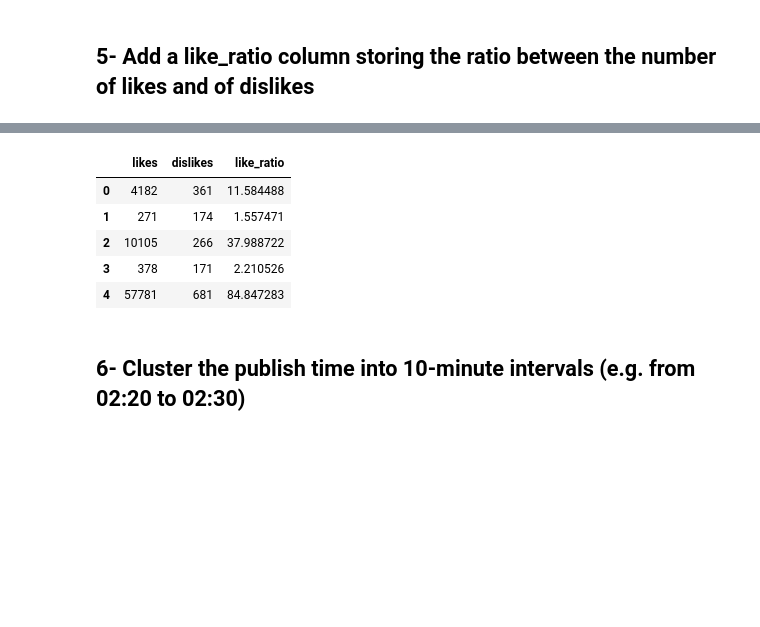
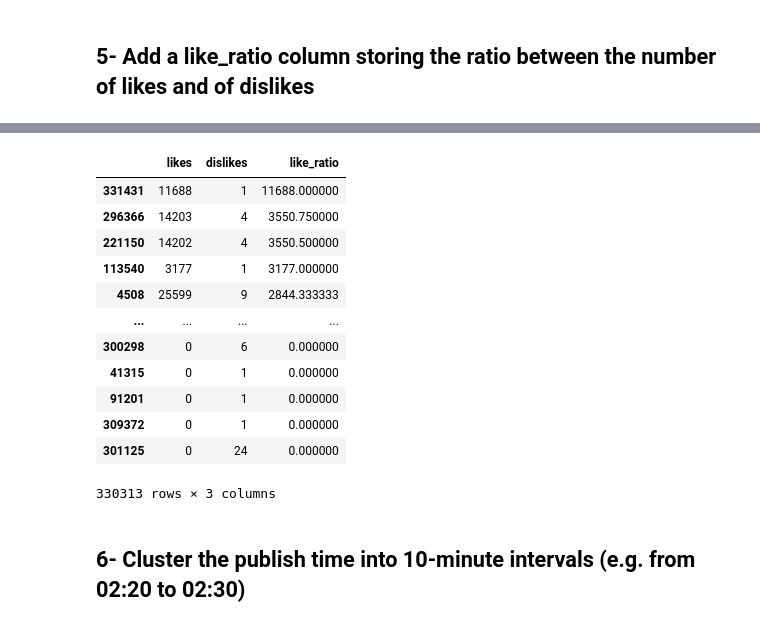
Before and after one commit to CS-Project-Data-Science-2025-2026/Youtube_Data_Project, a Jupyter notebook: try.ipynb, the cells around one changed output, grey strips where cells are left out. Saved outputs shown, nothing was run; the diff lists cells and outputs as text; code cells hidden in the pictures; blank space fills up the shorter version.

```diff
--- a/try.ipynb
+++ b/try.ipynb
@@ -78,0 +198,16 @@ Name: views, Length: 30737, dtype: int64
+# %%
+#convert to trending_date types to datetime type
+df["trending_date"] = pd.to_datetime(df["trending_date"],format='%y.%d.%m')
+
+#sorting values according to video_id and trending_date
+#earliest trending date comes first
+df_sorted = df.sort_values(["video_id", "trending_date"])
+
+#find the most recent trending date for each video (a video can trend multiple times,but we want its latest view count)
+df_last = df_sorted.drop_duplicates(subset="video_id", keep="last")
+channel_views = (
+    df_last.groupby("channel_title")["views"]
+    .sum()
+    .sort_values(ascending=False))
+channel_views_df =channel_views.to_frame("total_views").reset_index()
+channel_views_df
@@ -101,5 +254,6 @@ excluded
 # %%
-# Now clean the main dataframe by *removing* those rows
-df = df[((df["comments_disabled"] != True) & (df["ratings_disabled"] != True)) | (df["video_error_or_removed"] != True)]
-df
+#removing excluded rows, and make sure about the row numbers equality
+
+df = df[~(((df['comments_disabled'] == True) & (df['ratings_disabled'] == True)) | (df['video_error_or_removed'] == True))]
+df.shape
 # %% [output]
@@ -119,7 +261,16 @@ df
 # %% [markdown]
 ## 5- Add a like_ratio column storing the ratio between the number of likes and of dislikes
 # %%
-# Create a new column with the ratio of likes to dislikes
-df["like_ratio"] = df["likes"] / df["dislikes"]
-df.head()
+#if one of the value is nan, delete that row (if there are any 0, it create error because system can't divide with 0)
+df_filtered = df[['likes', 'dislikes']].dropna()
+
+#exclude 0 values for dislike for right dividing
+df_filtered = df_filtered[df_filtered['dislikes'] > 0]
+
+#find the ratio
+df_filtered['like_ratio'] = df_filtered['likes'] / df_filtered['dislikes']
+
+#create new column in df , still keeping nan value rows ??
+df.loc[df_filtered.index, 'like_ratio'] = df_filtered['like_ratio']
+df
 # %% [output]
@@ -132,13 +295,22 @@ df.head()
 # %%
-# just inspect the three relevant columns
-df[["likes", "dislikes", "like_ratio"]].head()
+#showing the like_ratio column
+
+df[df["dislikes"] > 0][["likes", "dislikes", "like_ratio"]] \
+    .sort_values("like_ratio", ascending=False)
 # %% [output]
 |  | likes | dislikes | like_ratio |
-| 0 | 4182 | 361 | 11.584488 |
-| 1 | 271 | 174 | 1.557471 |
-| 2 | 10105 | 266 | 37.988722 |
-| 3 | 378 | 171 | 2.210526 |
-| 4 | 57781 | 681 | 84.847283 |
+| 331431 | 11688 | 1 | 11688.000000 |
+| 296366 | 14203 | 4 | 3550.750000 |
+| 221150 | 14202 | 4 | 3550.500000 |
+| 113540 | 3177 | 1 | 3177.000000 |
+| 4508 | 25599 | 9 | 2844.333333 |
+| ... | ... | ... | ... |
+| 300298 | 0 | 6 | 0.000000 |
+| 41315 | 0 | 1 | 0.000000 |
+| 91201 | 0 | 1 | 0.000000 |
+| 309372 | 0 | 1 | 0.000000 |
+| 301125 | 0 | 24 | 0.000000 |
+330313 rows × 3 columns
 # %% [markdown]
 ## 6- Cluster the publish time into 10-minute intervals (e.g. from 02:20 to 02:30)
 # %%
```
Also changed, not shown: parts of 27 cells of this notebook, 1 other file.
